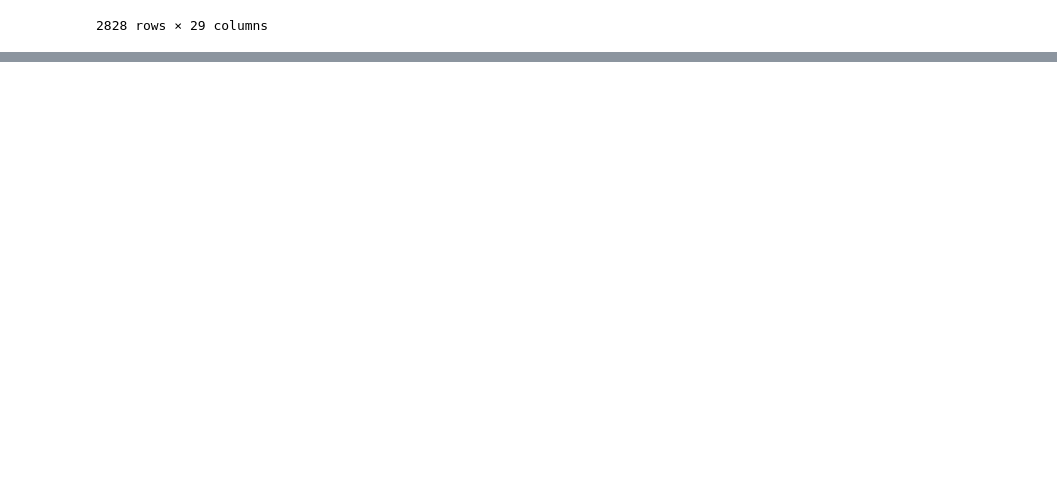
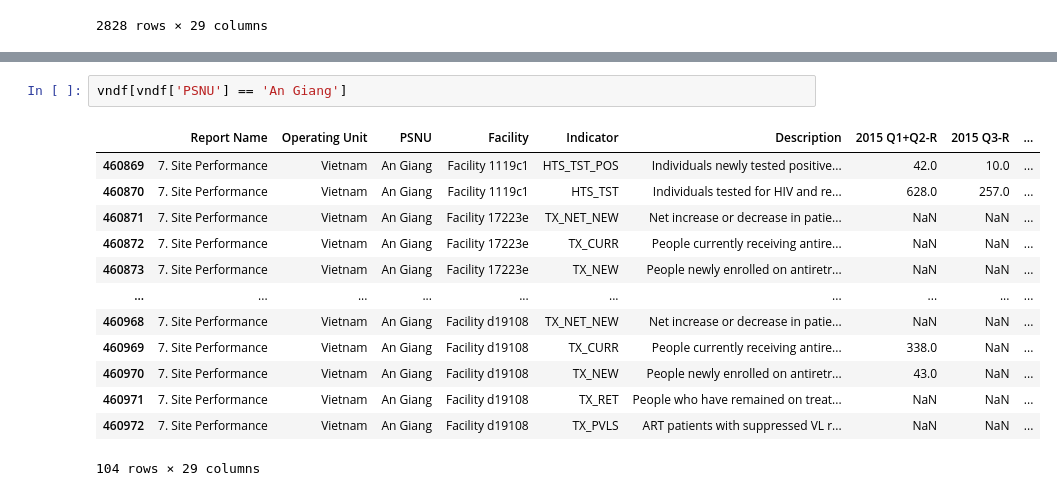
Before and after one commit to giatranhoang/mer_vnpepfar, a Jupyter notebook: mer_vnpepfar_analytic.ipynb, the cells around one changed output, grey strips where cells are left out. Drawn from its saved outputs; the diff is of its cells as text; blank space fills up the shorter version.

```diff
--- a/mer_vnpepfar_analytic.ipynb
+++ b/mer_vnpepfar_analytic.ipynb
@@ -41,0 +64,16 @@ vndf
+# %%
+vndf[vndf['PSNU'] == 'An Giang']
+# %% [output]
+|  | Report Name | Operating Unit | PSNU | Facility | Indicator | Description | 2015 Q1+Q2-R | 2015 Q3-R | ... |
+| 460869 | 7. Site Performance | Vietnam | An Giang | Facility 1119c1 | HTS_TST_POS | Individuals newly tested positive... | 42.0 | 10.0 | ... |
+| 460870 | 7. Site Performance | Vietnam | An Giang | Facility 1119c1 | HTS_TST | Individuals tested for HIV and re... | 628.0 | 257.0 | ... |
+| 460871 | 7. Site Performance | Vietnam | An Giang | Facility 17223e | TX_NET_NEW | Net increase or decrease in patie... | NaN | NaN | ... |
+| 460872 | 7. Site Performance | Vietnam | An Giang | Facility 17223e | TX_CURR | People currently receiving antire... | NaN | NaN | ... |
+| 460873 | 7. Site Performance | Vietnam | An Giang | Facility 17223e | TX_NEW | People newly enrolled on antiretr... | NaN | NaN | ... |
+| ... | ... | ... | ... | ... | ... | ... | ... | ... | ... |
+| 460968 | 7. Site Performance | Vietnam | An Giang | Facility d19108 | TX_NET_NEW | Net increase or decrease in patie... | NaN | NaN | ... |
+| 460969 | 7. Site Performance | Vietnam | An Giang | Facility d19108 | TX_CURR | People currently receiving antire... | 338.0 | NaN | ... |
+| 460970 | 7. Site Performance | Vietnam | An Giang | Facility d19108 | TX_NEW | People newly enrolled on antiretr... | 43.0 | NaN | ... |
+| 460971 | 7. Site Performance | Vietnam | An Giang | Facility d19108 | TX_RET | People who have remained on treat... | NaN | NaN | ... |
+| 460972 | 7. Site Performance | Vietnam | An Giang | Facility d19108 | TX_PVLS | ART patients with suppressed VL r... | NaN | NaN | ... |
+104 rows × 29 columns
```
Also changed, not shown: parts of 12 cells of this notebook.
